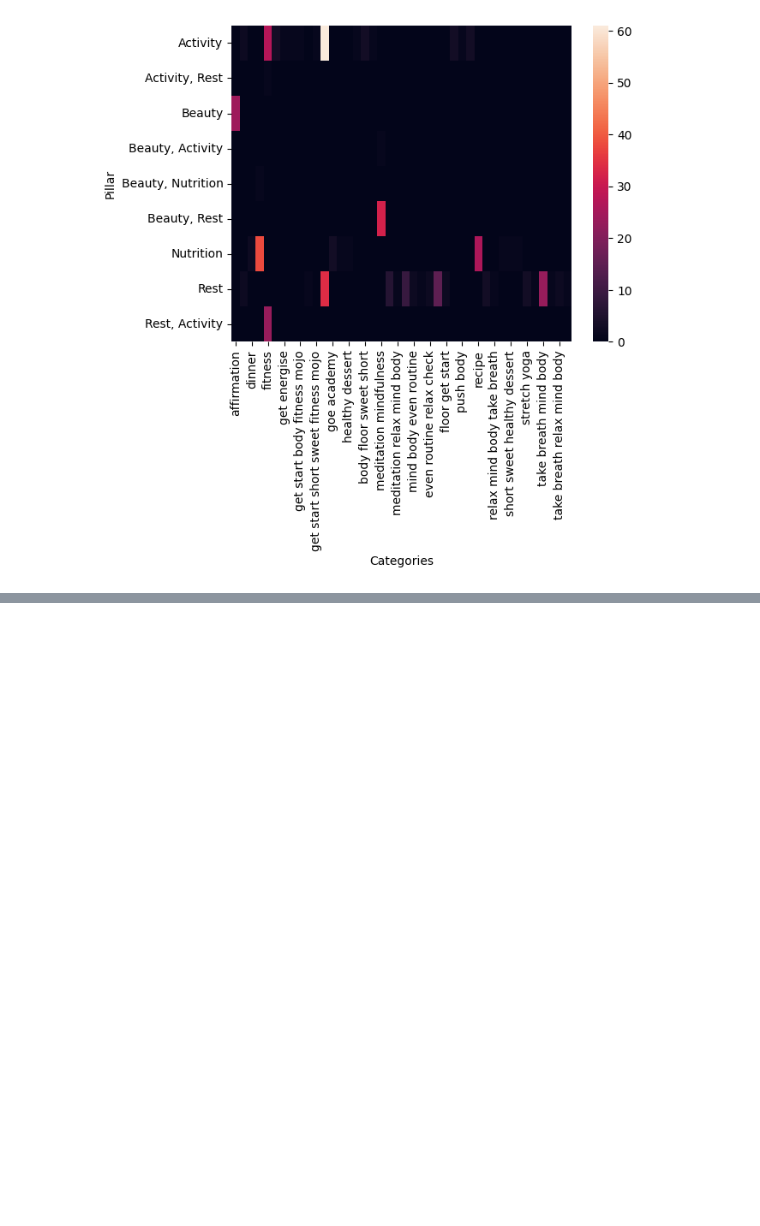
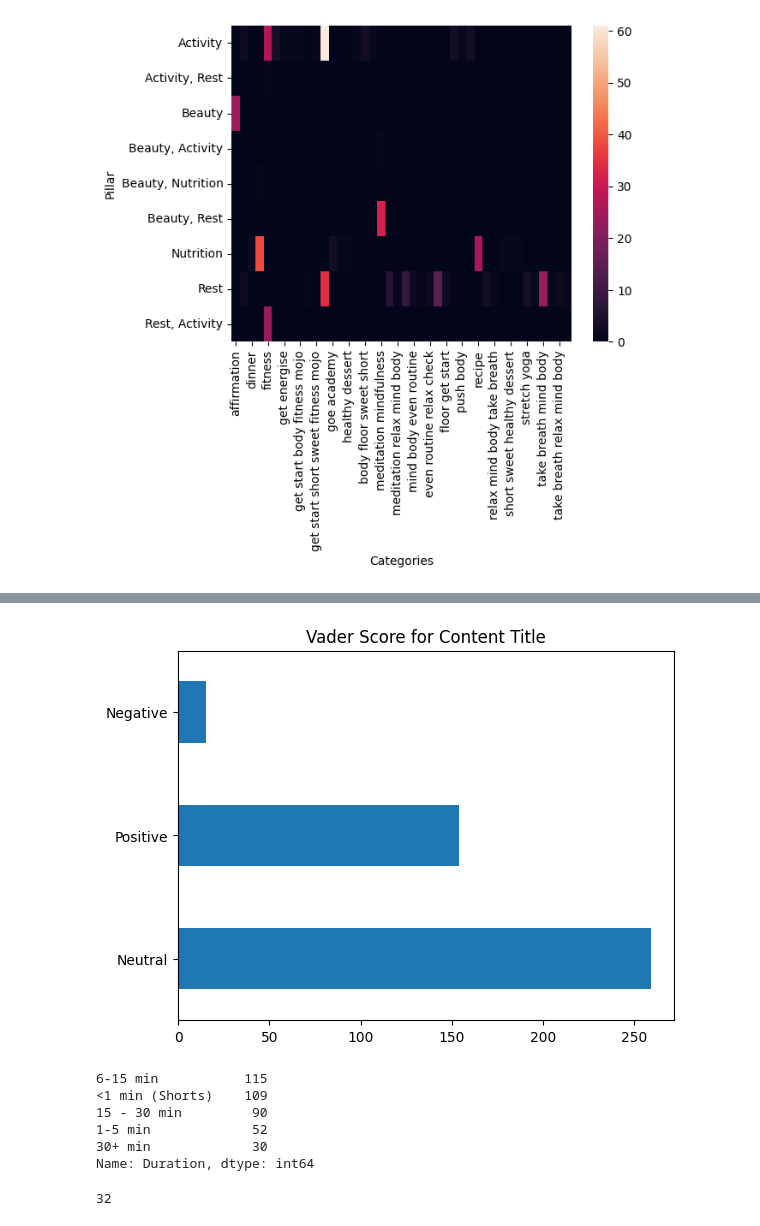
Before and after one commit to RaymondLeong94/Omdena-Project-2, a Jupyter notebook: GoE_EDA_cleaning_and_rationals.ipynb, the cells around one changed output, grey strips where cells are left out. Saved outputs shown, nothing was run; the diff lists cells and outputs as text; code cells hidden in the pictures; blank space fills up the shorter version.

```diff
--- a/GoE_EDA_cleaning_and_rationals.ipynb
+++ b/GoE_EDA_cleaning_and_rationals.ipynb
@@ -417,0 +432,45 @@ sns.heatmap(output_counts )
+# %%
+#use the raw df to analyze sentiment
+def sentiment_scores(sentence):
+
+    """
+    This function serves as vader's provided documentation for sentiment, when we look at the thresholds, we consider scores less than -.1 as negative, and higher than .1 as positive
+    In between is neutral, which we would like to minimize
+    Ihave tried adaptive thresholds for finding the proper range but settled for the default due to it's pervalence across other language models
+    """
+
+    sid_obj = SentimentIntensityAnalyzer()
+    #obtain sentance and find the score via the polarity_score fx
+    sentiment_dict = sid_obj.polarity_scores(sentence)
+
+    if sentiment_dict['compound'] >= 0.1 :
+        return "Positive"
+
+    elif sentiment_dict['compound'] <= - 0.1 :
+        return "Negative"
+
+    else :
+        return "Neutral"
+
+raw_df['Title_sentiment']= raw_df['Title'].map(sentiment_scores)
+# %%
+#visualize the distrubition
+import matplotlib.pyplot as plt
+raw_df['Title_sentiment'].value_counts().plot(kind='barh')
+ax = plt.title("Vader Score for Content Title")
+plt.show()
+# %% [output]
+[figure, added]
+# %%
+raw_df.Duration.value_counts()
+# %% [output]
+6-15 min           115
+<1 min (Shorts)    109
+15 - 30 min         90
+1-5 min             52
+30+ min             30
+Name: Duration, dtype: int64
+# %%
+raw_df.Duration.isna().sum()
+# %% [output]
+32
```
Also changed, not shown: parts of 9 cells of this notebook.
